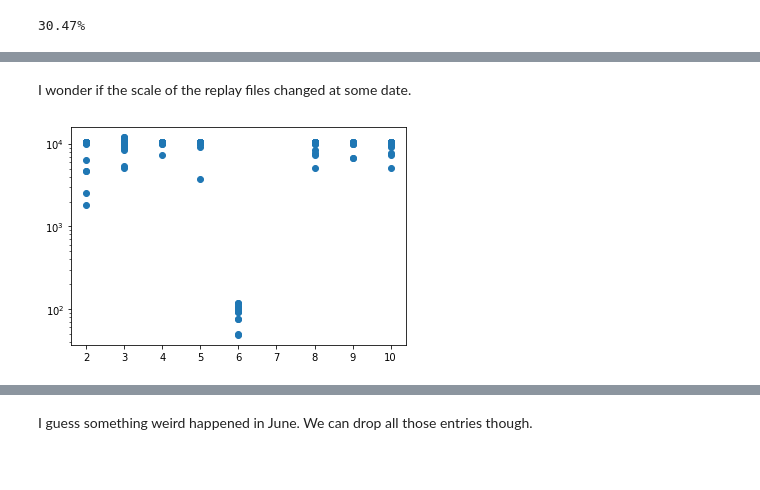
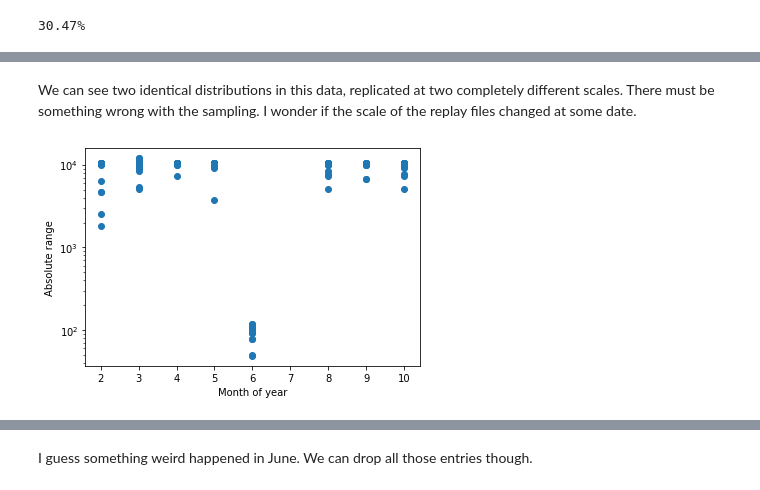
Before and after one commit to Samcfuchs/Rocket-League, a Jupyter notebook: predict.ipynb, the cells around one changed output, grey strips where cells are left out. Drawn from its saved outputs; the diff is of its cells as text; code cells hidden in the pictures.

Commit message:
Process pro replays

```diff
--- a/predict.ipynb
+++ b/predict.ipynb
@@ -135,8 +157,13 @@ print("Max of large-scale:", max(large_ranges))
 Max of large-scale: 11989.4
 # %% [markdown]
-I wonder if the scale of the replay files changed at some date.
+We can see two identical distributions in this data, replicated at two
+completely different scales. There must be something wrong with the sampling. I
+wonder if the scale of the replay files changed at some date.
 # %%
 plt.scatter(gb.month.agg('mean'), ranges)
 plt.yscale('log')
+plt.xlabel("Month of year")
+plt.ylabel("Absolute range")
+plt.show()
 # %% [output]
-[figure, old version]
+[figure, new version]
```
Also changed, not shown: parts of 32 cells of this notebook, 4 other files.
